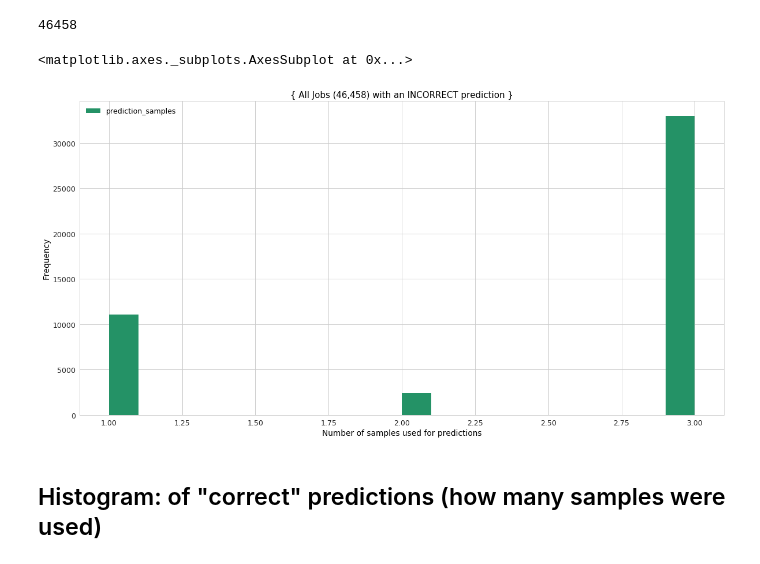
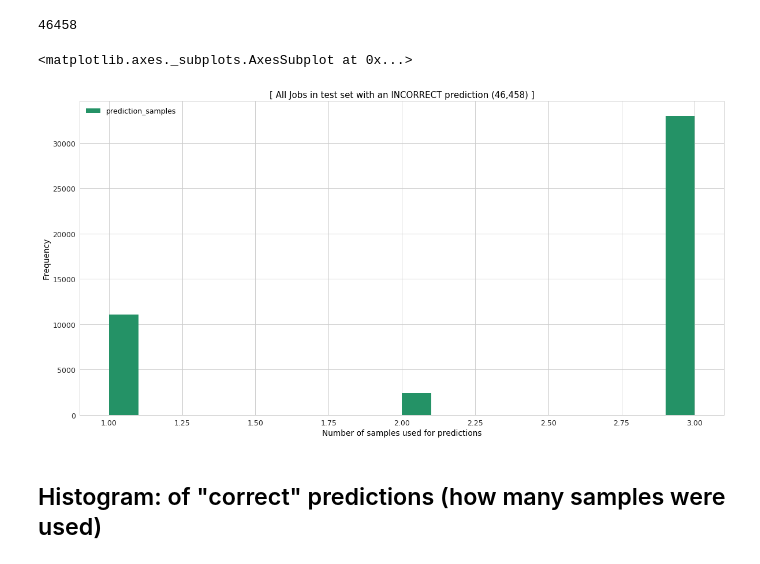
Before and after one commit to words-sdsc/DeepLearning4FaultTolerantWorkflows, a Jupyter notebook: from_kubernetes/verify_tstep1_test/Layer 2 [3-B] [Histo] [ Job Level Predictions ] [ Read File - Predict ] - Threshold based prediction.ipynb, the cells around one changed output. Cells and saved outputs as stored; diff of their text form; code cells hidden in the pictures.

```diff
--- a/from_kubernetes/verify_tstep1_test/Layer 2 [3-B] [Histo] [ Job Level Predictions ] [ Read File - Predict ] - Threshold based prediction.ipynb
+++ b/from_kubernetes/verify_tstep1_test/Layer 2 [3-B] [Histo] [ Job Level Predictions ] [ Read File - Predict ] - Threshold based prediction.ipynb
@@ -520,11 +520,11 @@ len(incorrect_df)
 # %%
 fig, ax = plt.subplots(1, 1, figsize=(20,10))
 ax.set_xlabel('Number of samples used for predictions')
-ax.set_title('{ All Jobs (46,458) with an INCORRECT prediction }')
+ax.set_title('[ All Jobs in test set with an INCORRECT prediction (46,458) ]')
 incorrect_df[ [ 'prediction_samples'] ].plot.hist(by="prediction_samples", bins=20, ax=ax, fig=fig)
 # %% [output]
 <matplotlib.axes._subplots.AxesSubplot at 0x...>
-[figure, old version]
+[figure, new version]
 # %% [markdown]
 ## Histogram: of "correct" predictions (how many samples were used)
 # %%
```
Also changed, not shown: parts of 5 cells of this notebook, 4 other files.
